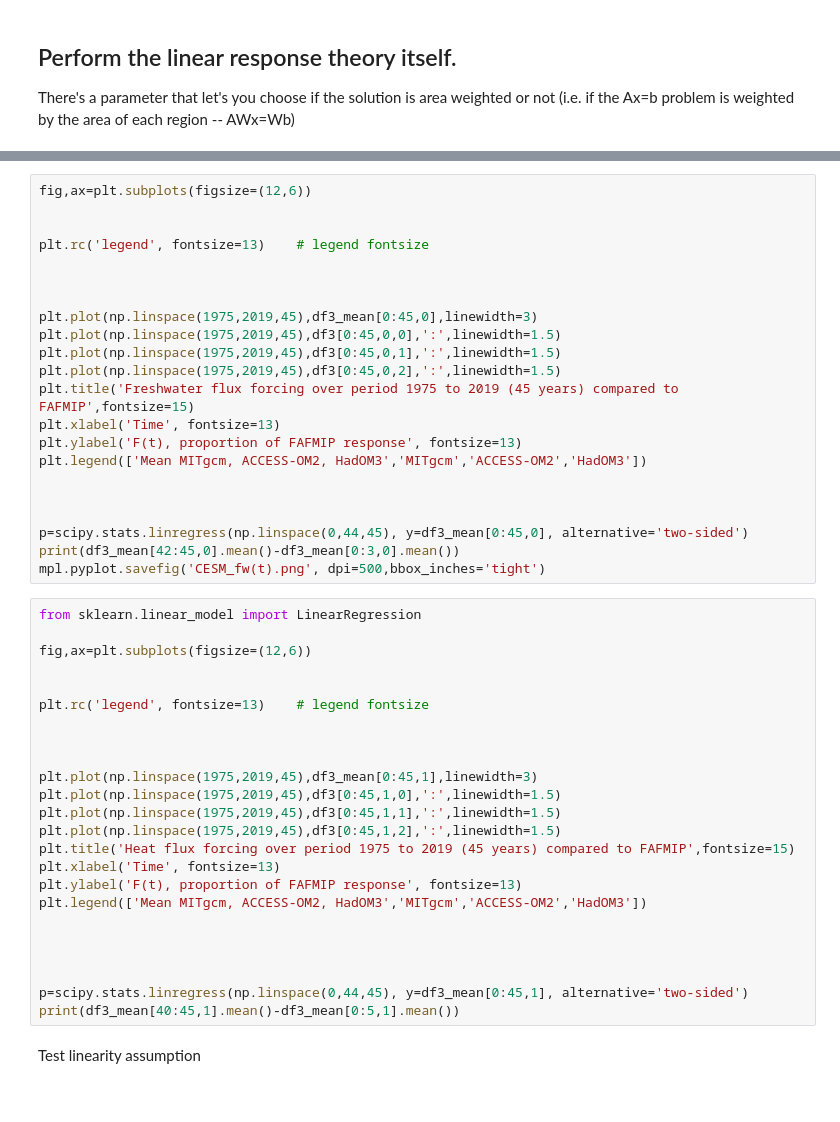
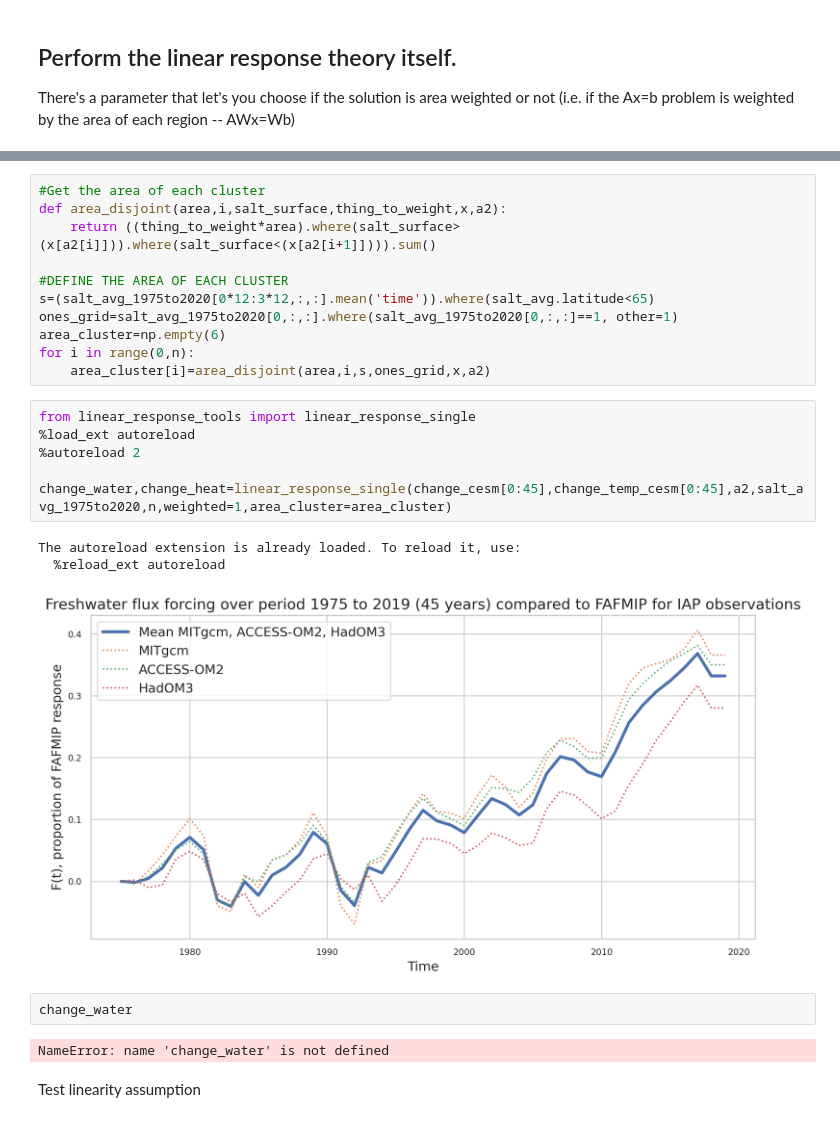
Before and after one commit to aurora-bf/freshwater_flux_linresp, a Jupyter notebook: model_tests/linear_response_CESM_ensemblemean.ipynb, the cells around one changed output, grey strips where cells are left out. Cells and saved outputs as stored; diff of their text form.

```diff
--- a/model_tests/linear_response_CESM_ensemblemean.ipynb
+++ b/model_tests/linear_response_CESM_ensemblemean.ipynb
@@ -423,49 +330,28 @@ df3_mean=np.mean(df3,axis=2)
-# %%
-fig,ax=plt.subplots(figsize=(12,6))
-
-
-plt.rc('legend', fontsize=13)    # legend fontsize
-
-
-
-plt.plot(np.linspace(1975,2019,45),df3_mean[0:45,0],linewidth=3)
-plt.plot(np.linspace(1975,2019,45),df3[0:45,0,0],':',linewidth=1.5)
-plt.plot(np.linspace(1975,2019,45),df3[0:45,0,1],':',linewidth=1.5)
-plt.plot(np.linspace(1975,2019,45),df3[0:45,0,2],':',linewidth=1.5)
-plt.title('Freshwater flux forcing over period 1975 to 2019 (45 years) compared to FAFMIP',fontsize=15)
-plt.xlabel('Time', fontsize=13)
-plt.ylabel('F(t), proportion of FAFMIP response', fontsize=13)
-plt.legend(['Mean MITgcm, ACCESS-OM2, HadOM3','MITgcm','ACCESS-OM2','HadOM3'])
-
-
-
-p=scipy.stats.linregress(np.linspace(0,44,45), y=df3_mean[0:45,0], alternative='two-sided')
-print(df3_mean[42:45,0].mean()-df3_mean[0:3,0].mean())
-mpl.pyplot.savefig('CESM_fw(t).png', dpi=500,bbox_inches='tight')
-# %%
-from sklearn.linear_model import LinearRegression
-
-fig,ax=plt.subplots(figsize=(12,6))
-
-
-plt.rc('legend', fontsize=13)    # legend fontsize
-
-
-
-plt.plot(np.linspace(1975,2019,45),df3_mean[0:45,1],linewidth=3)
-plt.plot(np.linspace(1975,2019,45),df3[0:45,1,0],':',linewidth=1.5)
-plt.plot(np.linspace(1975,2019,45),df3[0:45,1,1],':',linewidth=1.5)
-plt.plot(np.linspace(1975,2019,45),df3[0:45,1,2],':',linewidth=1.5)
-plt.title('Heat flux forcing over period 1975 to 2019 (45 years) compared to FAFMIP',fontsize=15)
-plt.xlabel('Time', fontsize=13)
-plt.ylabel('F(t), proportion of FAFMIP response', fontsize=13)
-plt.legend(['Mean MITgcm, ACCESS-OM2, HadOM3','MITgcm','ACCESS-OM2','HadOM3'])
-
-
-
-
-p=scipy.stats.linregress(np.linspace(0,44,45), y=df3_mean[0:45,1], alternative='two-sided')
-print(df3_mean[40:45,1].mean()-df3_mean[0:5,1].mean())
+# %%
+#Get the area of each cluster
+def area_disjoint(area,i,salt_surface,thing_to_weight,x,a2):
+    return ((thing_to_weight*area).where(salt_surface>(x[a2[i]])).where(salt_surface<(x[a2[i+1]]))).sum()
+
+#DEFINE THE AREA OF EACH CLUSTER
+s=(salt_avg_1975to2020[0*12:3*12,:,:].mean('time')).where(salt_avg.latitude<65)
+ones_grid=salt_avg_1975to2020[0,:,:].where(salt_avg_1975to2020[0,:,:]==1, other=1)
+area_cluster=np.empty(6)
+for i in range(0,n):
+    area_cluster[i]=area_disjoint(area,i,s,ones_grid,x,a2)
+# %%
+from linear_response_tools import linear_response_single
+%load_ext autoreload
+%autoreload 2
+
+change_water,change_heat=linear_response_single(change_cesm[0:45],change_temp_cesm[0:45],a2,salt_avg_1975to2020,n,weighted=1,area_cluster=area_cluster)
+# %% [output]
+The autoreload extension is already loaded. To reload it, use:
+  %reload_ext autoreload
+[figure, added]
+# %%
+change_water
+# %% [output]
+NameError: name 'change_water' is not defined
 # %% [markdown]
 Test linearity assumption
 # %%
```
Also changed, not shown: parts of 24 cells of this notebook, 32 other files.
